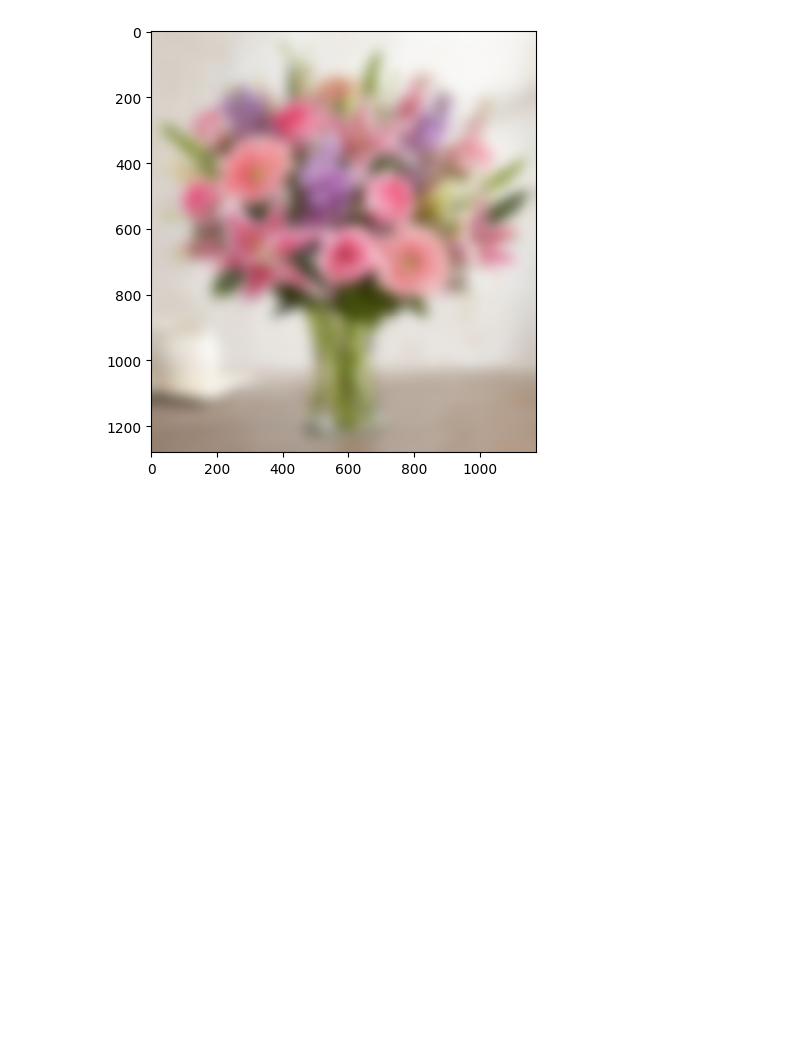
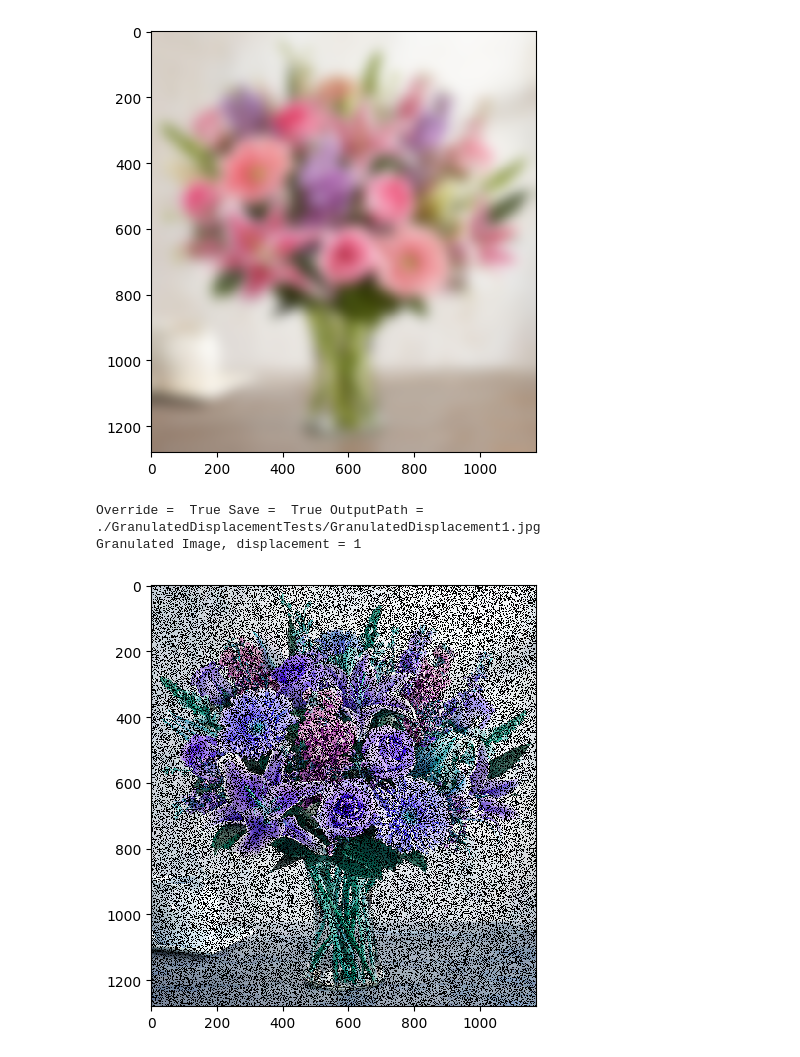
Before and after one commit to AnnieBonav/ImageProcessing, a Jupyter notebook: MyFilters.ipynb, the cells around one changed output. Saved outputs shown, nothing was run; the diff lists cells and outputs as text; code cells hidden in the pictures; blank space fills up the shorter version.

Commit message:
Granulated displacement filters

```diff
--- a/MyFilters.ipynb
+++ b/MyFilters.ipynb
@@ -56,12 +55,16 @@ ski.io.imshow(filteredImg)
 Changed images with radius 3 and iterations 100
 <matplotlib.image.AxesImage at 0x...>
 [figure]
+# %%
+overrideSaveGranulatedDisplacement = True
+granulatedDisplacementFolder = "GranulatedDisplacementTests"
 # %%
 import cv2
 import numpy as np
 import random
 
-def impressionistFilter(imagePath, outputPath, displacement = 5, saveImage = False):
+def granulatedDisplacementFilter(imagePath, outputPath, displacement = 5, saveImage = False):
+    global overrideSaveGranulatedDisplacement, granulatedDisplacementFolder
     # Load the image using OpenCV
     img = cv2.imread(imagePath)
     height, width, _ = img.shape
@@ -83,5 +86,8 @@ def impressionistFilter(imagePath, outputPath, displacement = 5, saveImage = Fal
             # Copy the pixel color to the new position in the output image
             outputImg[new_y, new_x] = img[y, x]
 
+    print("Override = ", overrideSaveGranulatedDisplacement, "Save = ", saveImage, "OutputPath = ", f"./{granulatedDisplacementFolder}/{outputPath}")
     # Save the output image using OpenCV
-    if saveImage: cv2.imwrite(outputPath, outputImg)
+    if overrideSaveGranulatedDisplacement and saveImage: cv2.imwrite(f"{granulatedDisplacementFolder}/{outputPath}", outputImg)
+    print(f"Granulated Image, displacement = {displacement}")
+    ski.io.imshow(outputImg)
@@ -90,0 +94,7 @@ impressionistFilter(flowers1, "test1.jpg", displacement = 5)
+# %%
+displacement = 1
+granulatedDisplacementFilter(flowers1, f"GranulatedDisplacement{displacement}.jpg", displacement = displacement, saveImage = True)
+# %% [output]
+Override =  True Save =  True OutputPath =  ./GranulatedDisplacementTests/GranulatedDisplacement1.jpg
+Granulated Image, displacement = 1
+[figure, added]
```
Also changed, not shown: parts of 7 cells of this notebook, 6 other files.
